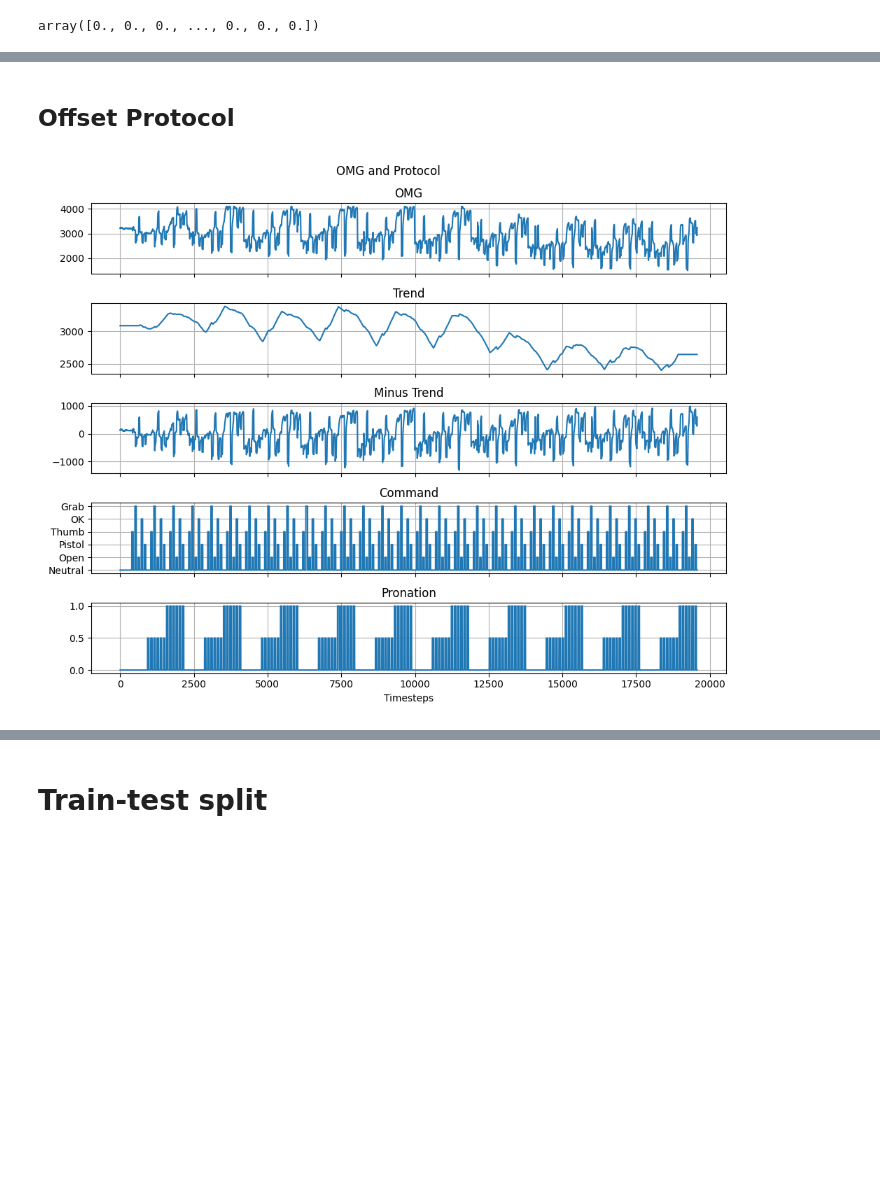
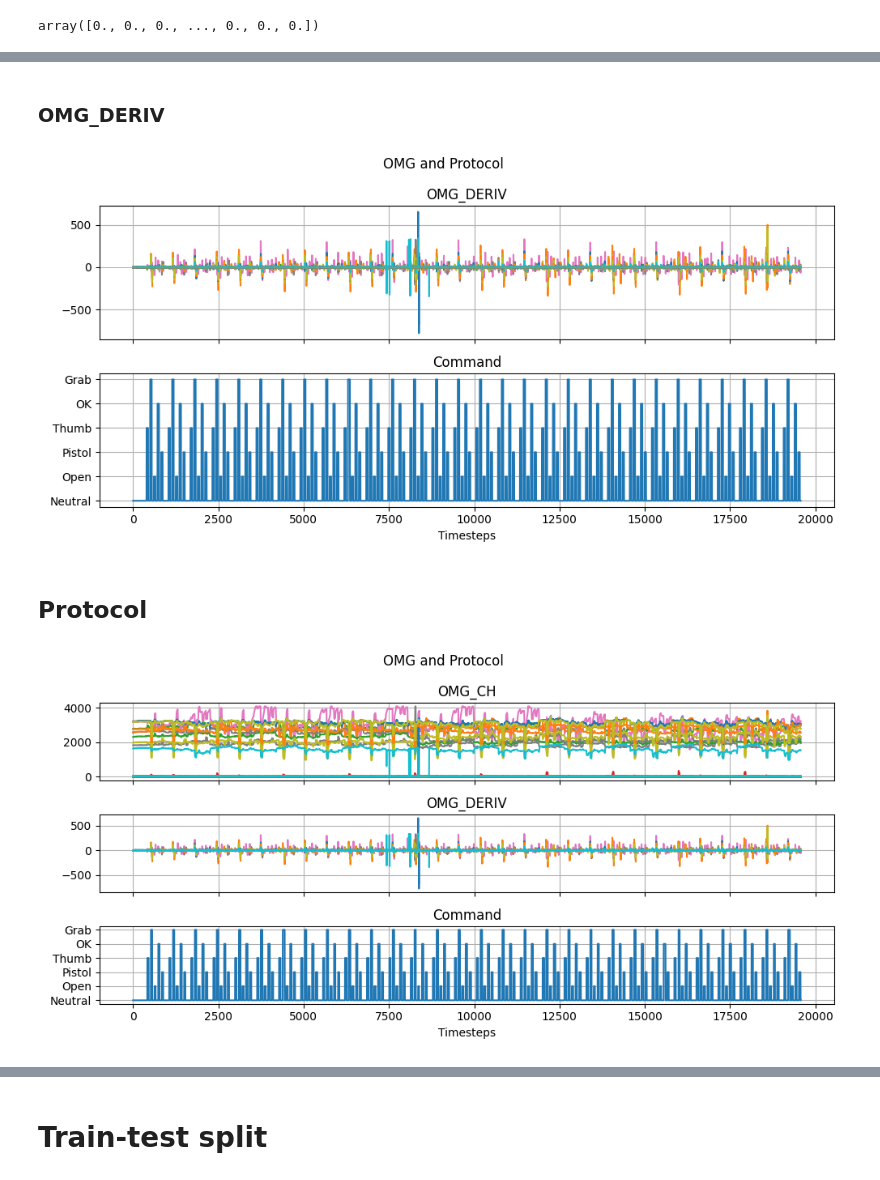
Before and after one commit to DenisBaburin/motorika_internship_team2, a Jupyter notebook: main.ipynb, the cells around one changed output, grey strips where cells are left out. Drawn from its saved outputs; the diff is of its cells as text; code cells hidden in the pictures; blank space fills up the shorter version.

Commit message:
update main, new offset method

```diff
--- a/main.ipynb
+++ b/main.ipynb
@@ -344,0 +343,2 @@ array([0., 0., 0., ..., 0., 0., 0.])
+# %% [markdown]
+### OMG_DERIV
@@ -345,43 +355,59 @@ array([0., 0., 0., ..., 0., 0., 0.])
+# %%
+# График показаний датчиков
+fig, axx = plt.subplots(2, 1, sharex=True, figsize=(10, 5))
+plt.sca(axx[0])
+plt.plot(gestures[OMG_DERIV].values)
+plt.grid()
+plt.title('OMG_DERIV')
+
+plt.sca(axx[1])
+plt.plot(y_cmd)
+plt.grid()
+plt.yticks(np.arange(len(GESTURES)), GESTURES)
+plt.title('Command')
+plt.xlabel('Timesteps')
+
+plt.suptitle('OMG and Protocol')
+plt.tight_layout()
+# %% [output]
+[figure, added]
 # %% [markdown]
-## Offset Protocol
+## Protocol
+# %%
+# Смещение целевого признака
+id_max = 0
+cur_gesture = 0
+for i in range(y_cmd.shape[0]):
+    if i < id_max:
+        continue
+    prev_gesture = cur_gesture
+    cur_gesture = y_cmd[i]
+    if cur_gesture != prev_gesture: # Если сменился жест то ищем в данных спереди максимальный скачок
+        id_max = gestures[OMG_DERIV][i:i+35].abs().sum(axis=1).idxmax()
+        y_cmd[i:id_max] = prev_gesture
 # %%
-if DO_DRAW_PLOTS:
-    col = '16'
-    period = 645*2
+if DO_DRAW_PLOTS: # После смещения
+    # График показаний датчиков
+    fig, axx = plt.subplots(3, 1, sharex=True, figsize=(10, 5))
 
-    fig, axx = plt.subplots(5, 1, sharex=True, figsize=(10, 8))
     plt.sca(axx[0])
-    plt.plot(gestures[col].values) # OMG_CH
-    #plt.yticks(np.arange(0, 4500,500))
-    #plt.pcolor(scaled_data.T)
+    plt.plot(gestures[OMG_CH].values)
     plt.grid()
-    plt.title('OMG')
+    plt.title('OMG_CH')
 
     plt.sca(axx[1])
-    decomposition = seasonal_decompose(gestures[col],period=period)
-    plt.plot(decomposition.trend.bfill().ffill())
+    plt.plot(gestures[OMG_DERIV].values)
     plt.grid()
-    plt.title('Trend')
+    plt.title('OMG_DERIV')
 
     plt.sca(axx[2])
-    decomposition = seasonal_decompose(gestures[col],period=period)
-    plt.plot(gestures[col].values - decomposition.trend.bfill().ffill())
-    plt.grid()
-    plt.title('Minus Trend')
-
-    plt.sca(axx[3])
     plt.plot(y_cmd)
     plt.grid()
     plt.yticks(np.arange(len(GESTURES)), GESTURES)
     plt.title('Command')
-
-    plt.sca(axx[4])
-    plt.plot(y_pronation)
-    plt.grid()
-    plt.title('Pronation')
     plt.xlabel('Timesteps')
 
     plt.suptitle('OMG and Protocol')
     plt.tight_layout()
 # %% [output]
-[figure, old version]
+[figure, new version]
```
Also changed, not shown: parts of 18 cells of this notebook.
